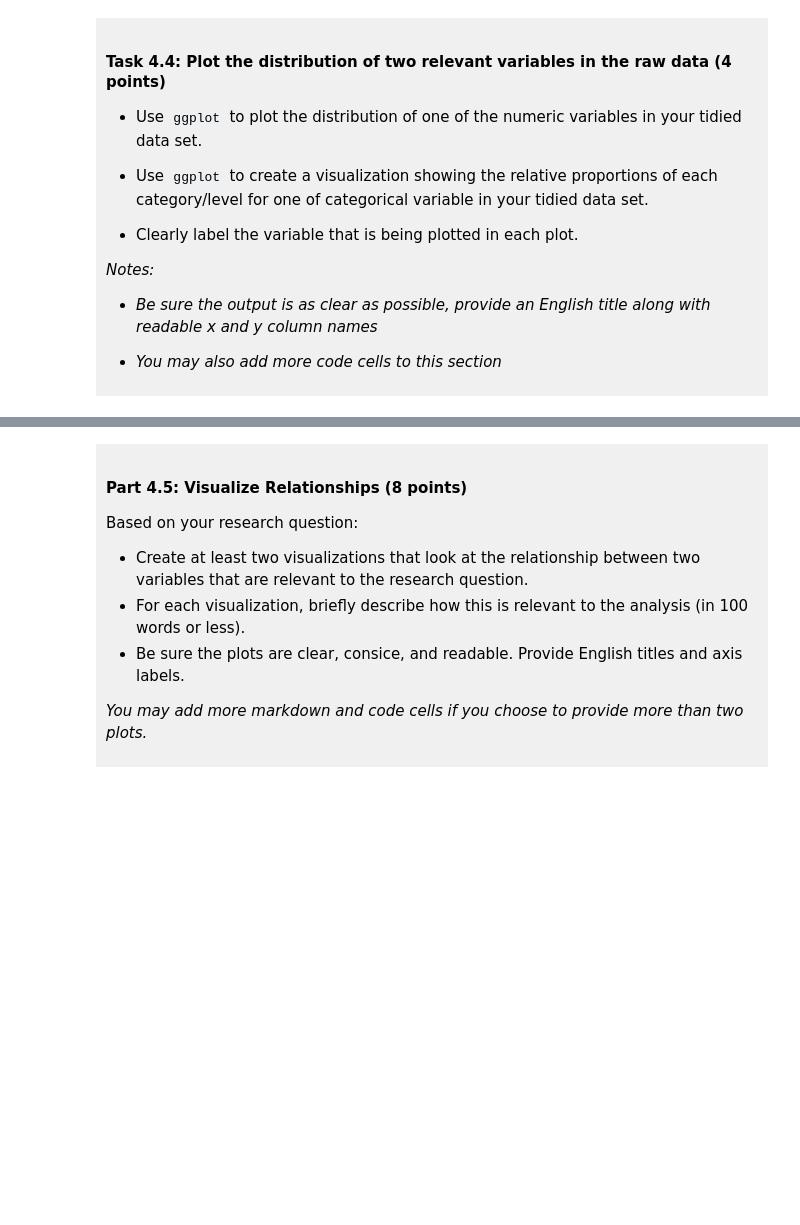
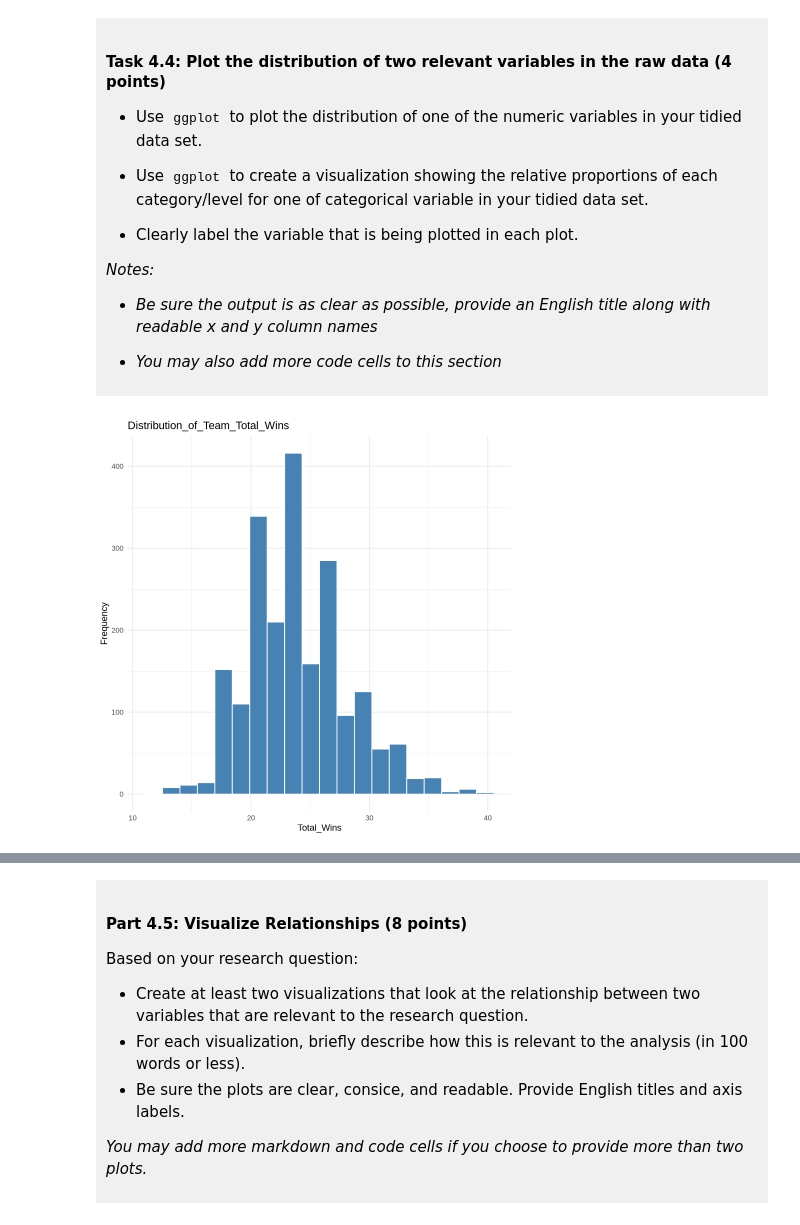
Before and after one commit to yuanyixinyancy2025-tech/dsci-100-project-yixin-yuan, a Jupyter notebook: dsci-100-project-notebook.ipynb, the cells around one changed output, grey strips where cells are left out. Saved outputs shown, nothing was run; the diff lists cells and outputs as text; code cells hidden in the pictures; blank space fills up the shorter version.

```diff
--- a/dsci-100-project-notebook.ipynb
+++ b/dsci-100-project-notebook.ipynb
@@ -300,5 +314,16 @@ You will refine your research question (if needed) and produce a tidy data set.
 
 </div>
 # %%
-### EDIT THIS CODE CELL FOR PLOT 1 ###
+library(ggplot2)
+
+ggplot(womens_madness_tidy, aes(x = total_wins)) +
+  geom_histogram(bins = 20, fill = "steelblue", color = "white") +
+  labs(
+    title = "Distribution_of_Team_Total_Wins",
+    x = "Total_Wins",
+    y = "Frequency"
+  ) +
+  theme_minimal()
+# %% [output]
+[figure, added]
 # %%
```
Also changed, not shown: parts of 10 cells of this notebook.
